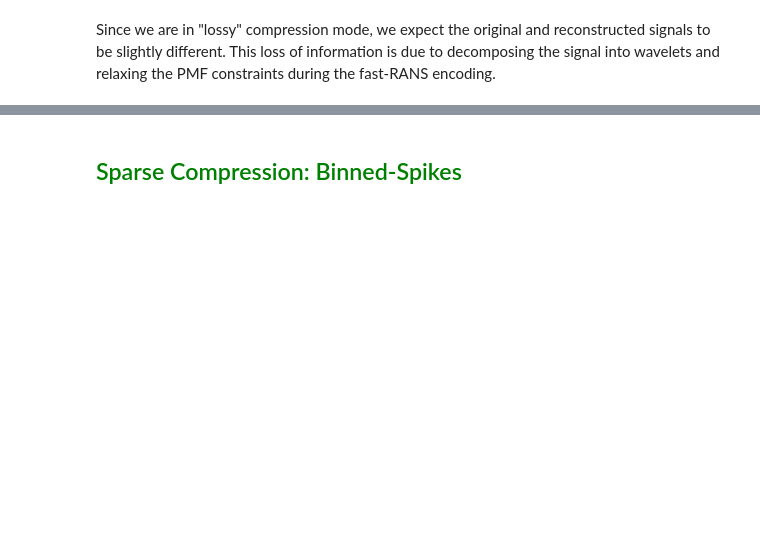
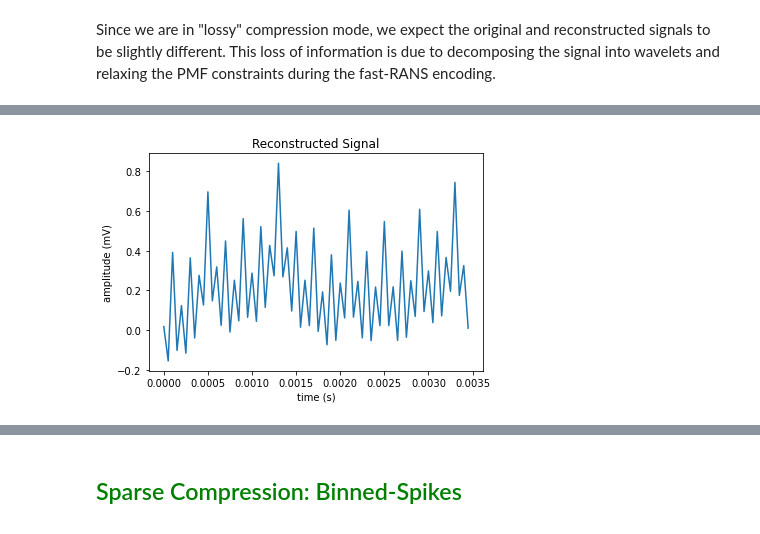
Before and after one commit to michaela10c/neural_signal_compression, a Jupyter notebook: Neural Signal Compression.ipynb, the cells around one changed output, grey strips where cells are left out. Saved outputs shown, nothing was run; the diff lists cells and outputs as text; code cells hidden in the pictures; blank space fills up the shorter version.

Commit message:
Finally! Lossy code complete!

```diff
--- a/Neural Signal Compression.ipynb
+++ b/Neural Signal Compression.ipynb
@@ -673,0 +653,27 @@ Since we are in "lossy" compression mode, we expect the original and reconstruct
+# %%
+characteristic = 'lv'
+# %%
+def estimate_pmf_characteristic(data, characteristic, num_bins=7):
+    hist, bins = np.histogram(data[characteristic], bins=num_bins, density=True)
+    pmf = hist / np.sum(hist)
+    return pmf, bins
+
+pmf, bins = estimate_pmf_characteristic(df, characteristic)
+
+# Define quantization levels based on the PMF
+quantization_levels = define_quantization_levels(pmf, bins)
+
+# Apply quantization (bin categorization wrt quantization levels) to the approximation coefficients
+quantized_approx_coeffs = quantize_coeffs(approximation_coeffs, quantization_levels)
+
+# Apply quantization to the detail coefficients
+quantized_detail_coeffs = [quantize_coeffs(coeff, quantization_levels) for coeff in detail_coeffs]
+
+# Encode quantized detail coefficients using fast rANS encoding
+compressed_data = rANS_encode_relaxed_pmf(quantized_detail_coeffs, pmf)
+
+# Convert compressed data to bitstream
+compression_prefix = '01' # Use '01' to denote "lossy" compression
+bitstream = compression_prefix + bytes_to_bitstream(compressed_data)
+
+print("Compressed bitstream:", bitstream)
@@ -673,0 +693,11 @@ Since we are in "lossy" compression mode, we expect the original and reconstruct
+# %%
+# Decode bitstream + compressed data
+quantized_detail_coeffs_lengths = [len(quantized_detail_coeffs[i]) for i in range(len(quantized_detail_coeffs))]
+decoded_compressed_data = bitstream_to_bytes(bitstream[2:])
+decoded_detail_coeffs = rANS_decode_relaxed_pmf(decoded_compressed_data, pmf, quantized_detail_coeffs_lengths)
+
+# Dequantize the detail coefficients
+dequantized_detail_coeffs = [dequantize_coeffs(coeff, quantization_levels) for coeff in decoded_detail_coeffs]
+
+# Reconstruct the signal using the approximation and detail coefficients
+reconstructed_signal = reconstruct_signal(approximation_coeffs, dequantized_detail_coeffs)
@@ -673,0 +713,9 @@ Since we are in "lossy" compression mode, we expect the original and reconstruct
+# %%
+# Plot reconstructed signal
+plt.title("Reconstructed Signal")
+plt.plot(t[np.arange(0, len(reconstructed_signal))], reconstructed_signal)
+plt.xlabel('time (s)')
+plt.ylabel('amplitude (mV)')
+plt.show()
+# %% [output]
+[figure, added]
```
Also changed, not shown: parts of 28 cells of this notebook.
